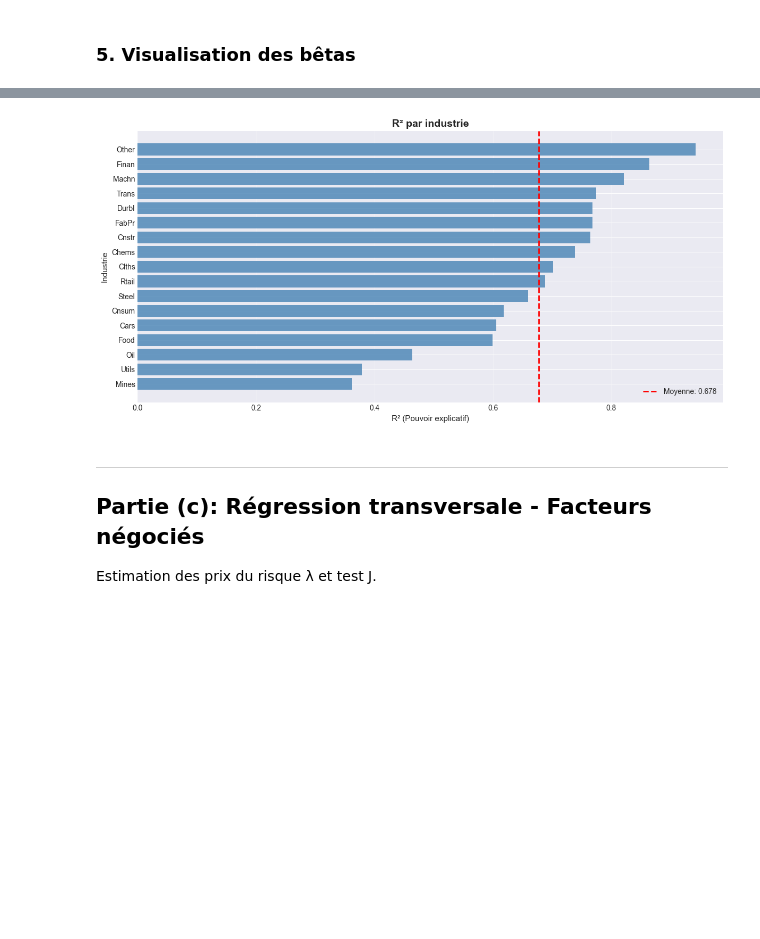
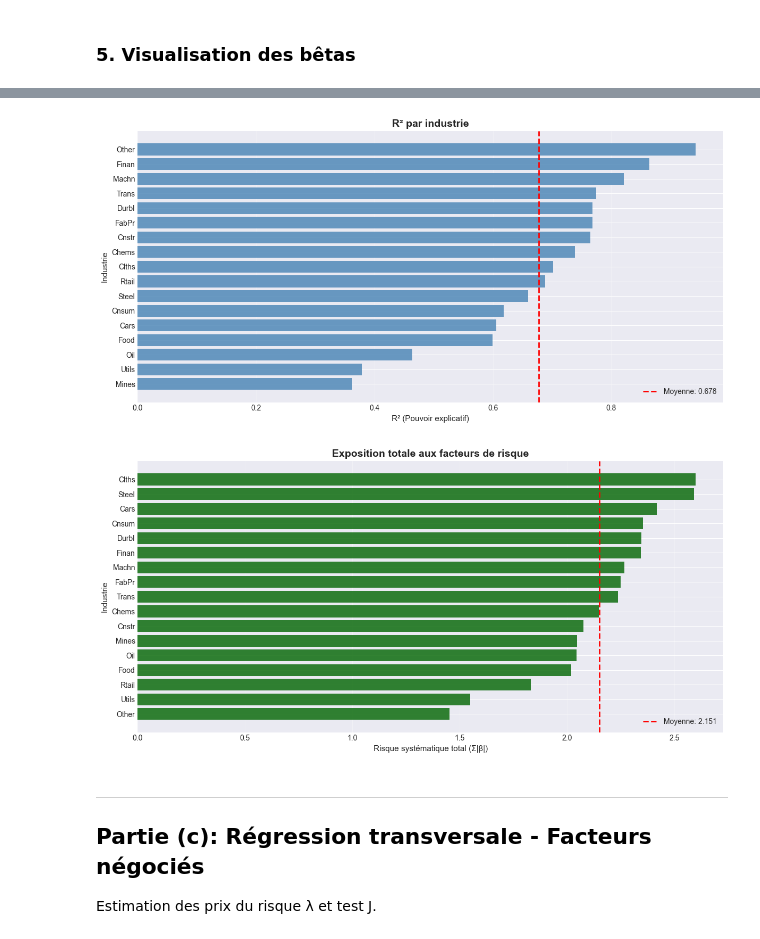
Before and after one commit to jeansimon18/Devoir-3, a Jupyter notebook: Devoir 3.ipynb, the cells around one changed output, grey strips where cells are left out. Cells and saved outputs as stored; diff of their text form; code cells hidden in the pictures; blank space fills up the shorter version.

```diff
--- a/Devoir 3.ipynb
+++ b/Devoir 3.ipynb
@@ -432,18 +450,36 @@ Estimation des régressions MCO pour les 17 industries...
 # %% [markdown]
 ### 2. R² et Alphas
 # %%
-# Créer un DataFrame résumé
+# Extraire les écarts-types des alphas (erreurs standard)
+alpha_se = []
+for industry in industries_aligned.columns:
+    result = results_dict[industry]
+    se = result.bse['const']
+    alpha_se.append(se)
+
+# Créer un DataFrame résumé avec intervalles de confiance (95%)
 summary_df = pd.DataFrame({
     'Industry': industries_aligned.columns,
     'Alpha': alphas,
+    'SE(Alpha)': alpha_se,
     't-stat(Alpha)': tstat_alphas,
     'R²': r2_list
 })
 
+# Calculer les intervalles de confiance à 95%
+summary_df['Alpha_Lower'] = summary_df['Alpha'] - 1.96 * summary_df['SE(Alpha)']
+summary_df['Alpha_Upper'] = summary_df['Alpha'] + 1.96 * summary_df['SE(Alpha)']
+
 print("=" * 80)
-print("RÉSULTATS: R² et Alphas (avec statistiques t robustes)")
+print("RÉSULTATS: R² et Alphas (avec intervalles de confiance 95%)")
 print("=" * 80)
-print(summary_df.round(4))
+
+# Afficher avec IC (format: valeur, min IC, max IC)
+print(f"\n{'Industry':10s} | {'Alpha':>10s} | {'IC 95% Min':>10s} | {'IC 95% Max':>10s} | {'t-stat':>7s} | {'R²':>7s}")
+print("-" * 80)
+for idx, row in summary_df.iterrows():
+    print(f"{row['Industry']:10s} | {row['Alpha']:10.4f} | {row['Alpha_Lower']:10.4f} | {row['Alpha_Upper']:10.4f} | {row['t-stat(Alpha)']:7.3f} | {row['R²']:7.4f}")
+
 print("\n" + "=" * 80)
 print(f"R² moyen: {summary_df['R²'].mean():.4f}")
 print(f"Alpha moyen: {summary_df['Alpha'].mean():.4f}")
@@ -541,29 +589,44 @@ dtype: int64
 # %%
 # Heatmap des bêtas
 fig, ax = plt.subplots(figsize=(12, 10))
 sns.heatmap(betas_df, annot=True, fmt='.2f', cmap='RdBu_r', center=0,
             cbar_kws={'label': 'Valeur du bêta'}, ax=ax)
 ax.set_title('Heatmap des expositions aux facteurs (Bêtas)', fontsize=14, fontweight='bold')
 ax.set_xlabel('Facteurs', fontsize=11)
 ax.set_ylabel('Industries', fontsize=11)
 plt.tight_layout()
 plt.show()
 
 # Graphique des R²
 fig, ax = plt.subplots(figsize=(12, 6))
 summary_df_sorted = summary_df.sort_values('R²', ascending=True)
 ax.barh(summary_df_sorted['Industry'], summary_df_sorted['R²'], color='steelblue', alpha=0.8)
 ax.set_xlabel('R² (Pouvoir explicatif)', fontsize=11)
 ax.set_ylabel('Industrie', fontsize=11)
 ax.set_title('R² par industrie', fontsize=14, fontweight='bold')
 ax.axvline(x=summary_df['R²'].mean(), color='red', linestyle='--', linewidth=2, label=f'Moyenne: {summary_df["R²"].mean():.3f}')
 ax.legend()
 ax.grid(True, alpha=0.3, axis='x')
 plt.tight_layout()
 plt.show()
+
+# Risque systématique total: somme des |bêtas|
+total_risk = betas_df.abs().sum(axis=1).sort_values(ascending=True)
+
+fig, ax = plt.subplots(figsize=(12, 6))
+ax.barh(total_risk.index, total_risk.values, color='darkgreen', alpha=0.8)
+ax.set_xlabel('Risque systématique total (Σ|β|)', fontsize=11)
+ax.set_ylabel('Industrie', fontsize=11)
+ax.set_title('Exposition totale aux facteurs de risque', fontsize=14, fontweight='bold')
+ax.axvline(x=total_risk.mean(), color='red', linestyle='--', linewidth=2, label=f'Moyenne: {total_risk.mean():.3f}')
+ax.legend()
+ax.grid(True, alpha=0.3, axis='x')
+plt.tight_layout()
+plt.show()
 # %% [output]
 [figure]
 [figure]
+[figure, added]
 # %% [markdown]
 ---
 
```
Also changed, not shown: parts of 7 cells of this notebook.
